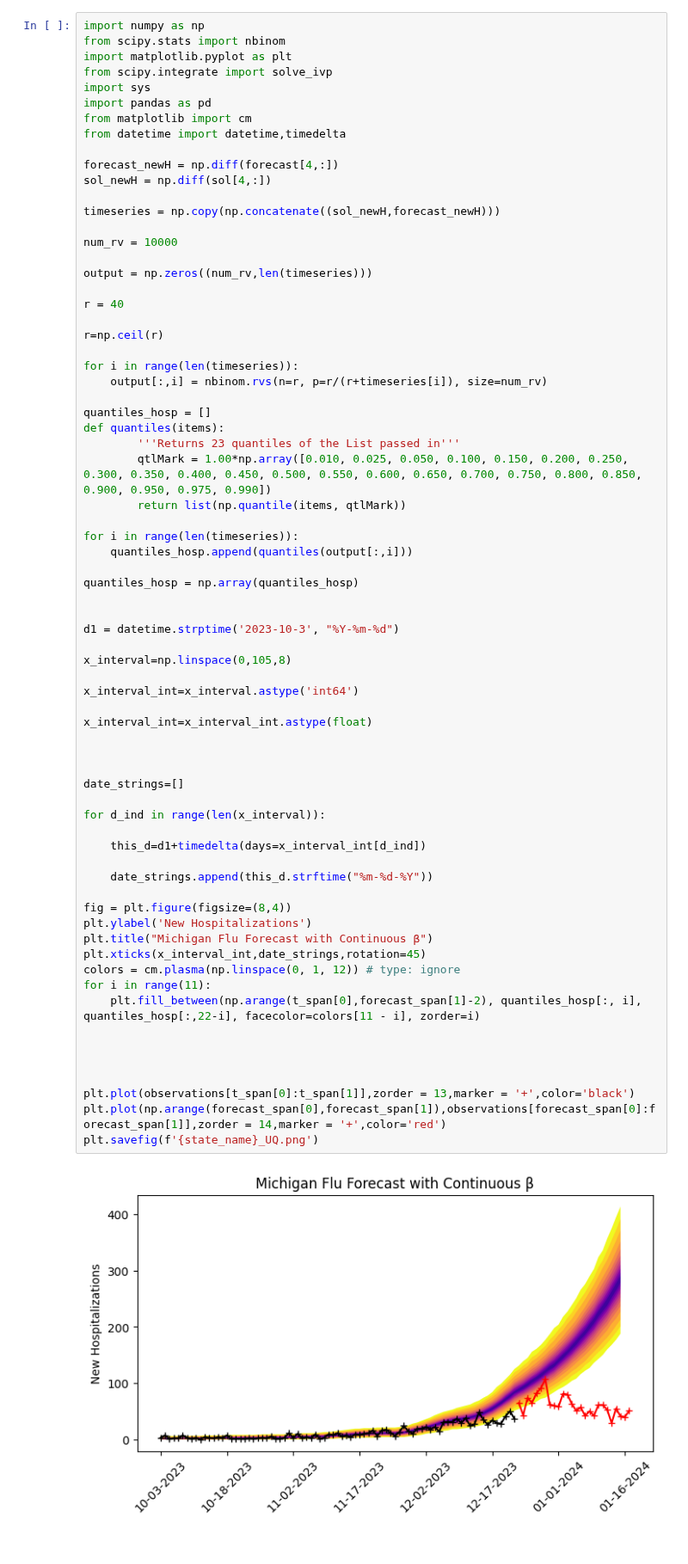
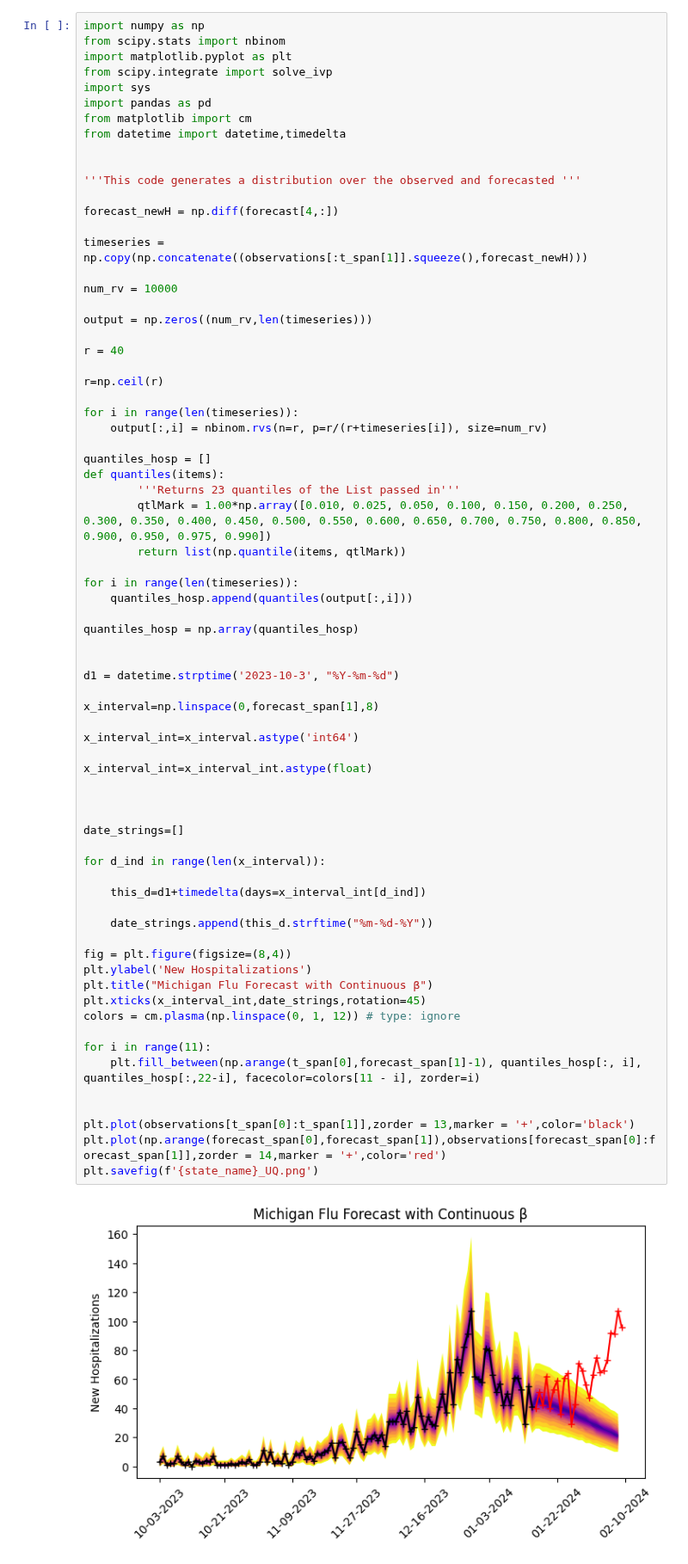
Before and after one commit to atiumcache/PF_forecast, a Jupyter notebook: juptyer notebooks/LSODA_forecasting.ipynb, the cells around one changed output. Shown at 86% size. Cells and saved outputs as stored; diff of their text form.

```diff
--- a/juptyer notebooks/LSODA_forecasting.ipynb
+++ b/juptyer notebooks/LSODA_forecasting.ipynb
@@ -113,10 +111,12 @@ import pandas as pd
 from matplotlib import cm
 from datetime import datetime,timedelta
 
+
+'''This code generates a distribution over the observed and forecasted '''
+
 forecast_newH = np.diff(forecast[4,:])
-sol_newH = np.diff(sol[4,:])
 
-timeseries = np.copy(np.concatenate((sol_newH,forecast_newH)))
+timeseries = np.copy(np.concatenate((observations[:t_span[1]].squeeze(),forecast_newH)))
 
 num_rv = 10000
 
@@ -143,35 +143,34 @@ quantiles_hosp = np.array(quantiles_hosp)
 
 d1 = datetime.strptime('2023-10-3', "%Y-%m-%d")
 
-x_interval=np.linspace(0,105,8)
+x_interval=np.linspace(0,forecast_span[1],8)
 
 x_interval_int=x_interval.astype('int64')
 
 x_interval_int=x_interval_int.astype(float)
 
 
 
 date_strings=[]
 
 for d_ind in range(len(x_interval)):
 
     this_d=d1+timedelta(days=x_interval_int[d_ind])
 
     date_strings.append(this_d.strftime("%m-%d-%Y"))
 
 fig = plt.figure(figsize=(8,4))
 plt.ylabel('New Hospitalizations')
 plt.title("Michigan Flu Forecast with Continuous β")
 plt.xticks(x_interval_int,date_strings,rotation=45)
 colors = cm.plasma(np.linspace(0, 1, 12)) # type: ignore
+
 for i in range(11):
-    plt.fill_between(np.arange(t_span[0],forecast_span[1]-2), quantiles_hosp[:, i], quantiles_hosp[:,22-i], facecolor=colors[11 - i], zorder=i)
-
-
+    plt.fill_between(np.arange(t_span[0],forecast_span[1]-1), quantiles_hosp[:, i], quantiles_hosp[:,22-i], facecolor=colors[11 - i], zorder=i)
 
 
 plt.plot(observations[t_span[0]:t_span[1]],zorder = 13,marker = '+',color='black')
 plt.plot(np.arange(forecast_span[0],forecast_span[1]),observations[forecast_span[0]:forecast_span[1]],zorder = 14,marker = '+',color='red')
 plt.savefig(f'{state_name}_UQ.png')
 # %% [output]
-[figure, old version]
+[figure, new version]
```
Also changed, not shown: parts of 1 cell of this notebook, 27 other files.
